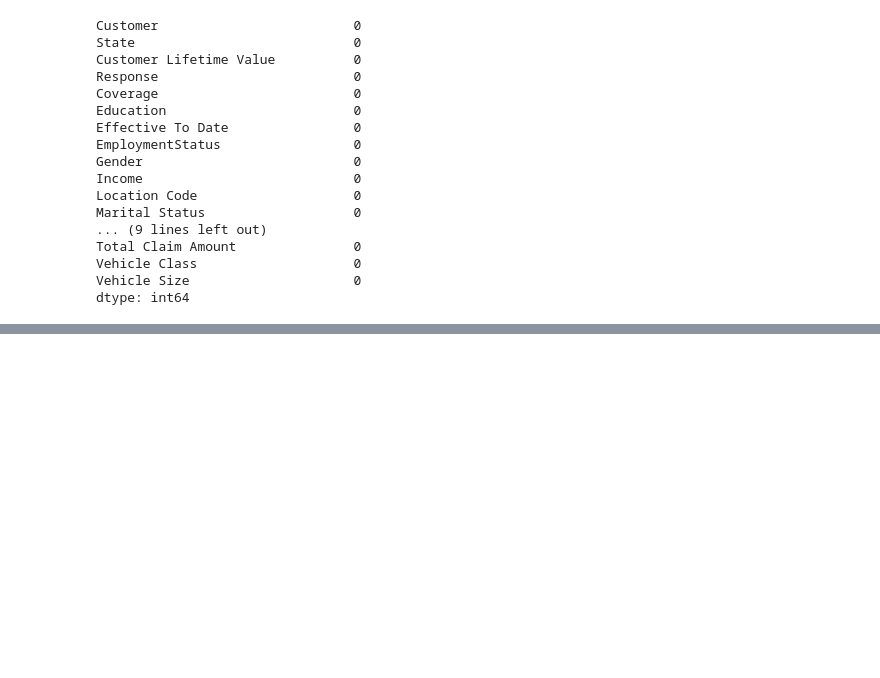
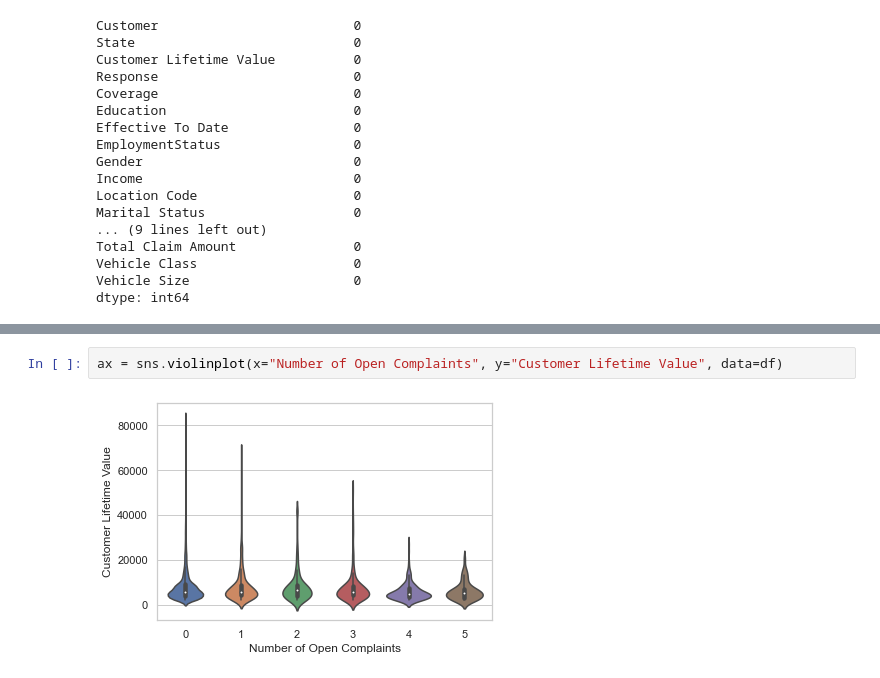
Before and after one commit to nilayduzkesen/Customer-LTV-Prediction, a Jupyter notebook: Customer LTV Prediction.ipynb, the cells around one changed output, grey strips where cells are left out. Drawn from its saved outputs; the diff is of its cells as text; blank space fills up the shorter version.

```diff
--- a/Customer LTV Prediction.ipynb
+++ b/Customer LTV Prediction.ipynb
@@ -478,0 +189,4 @@ LinAlgError: SVD did not converge
+# %%
+ax = sns.violinplot(x="Number of Open Complaints", y="Customer Lifetime Value", data=df)
+# %% [output]
+[figure, added]
```
Also changed, not shown: parts of 73 cells of this notebook.
